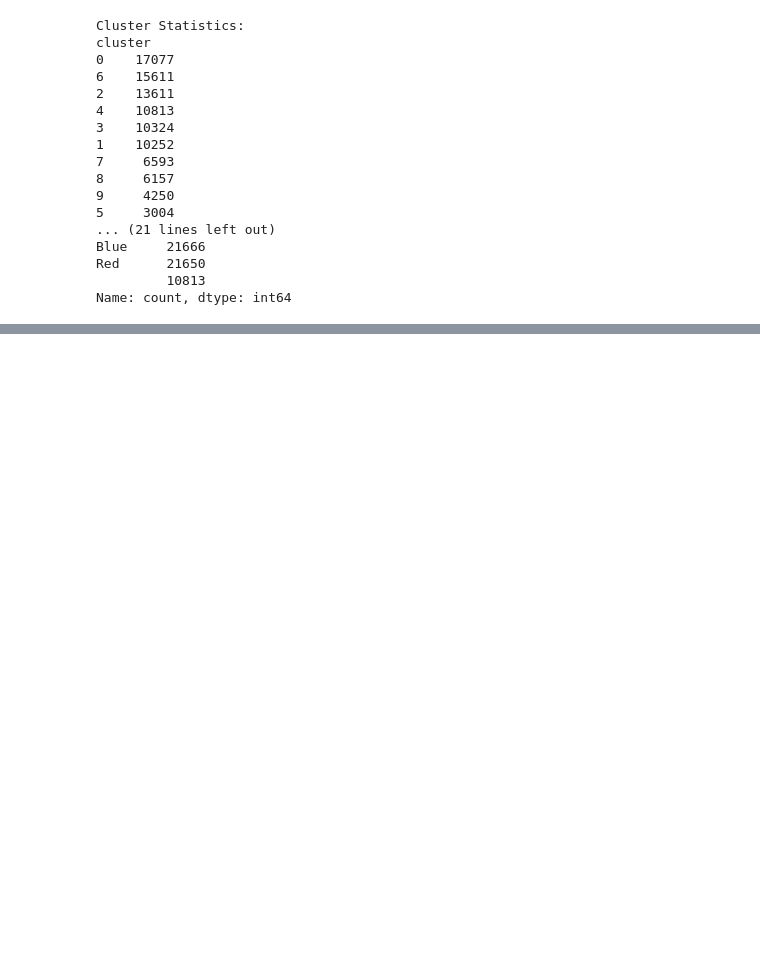
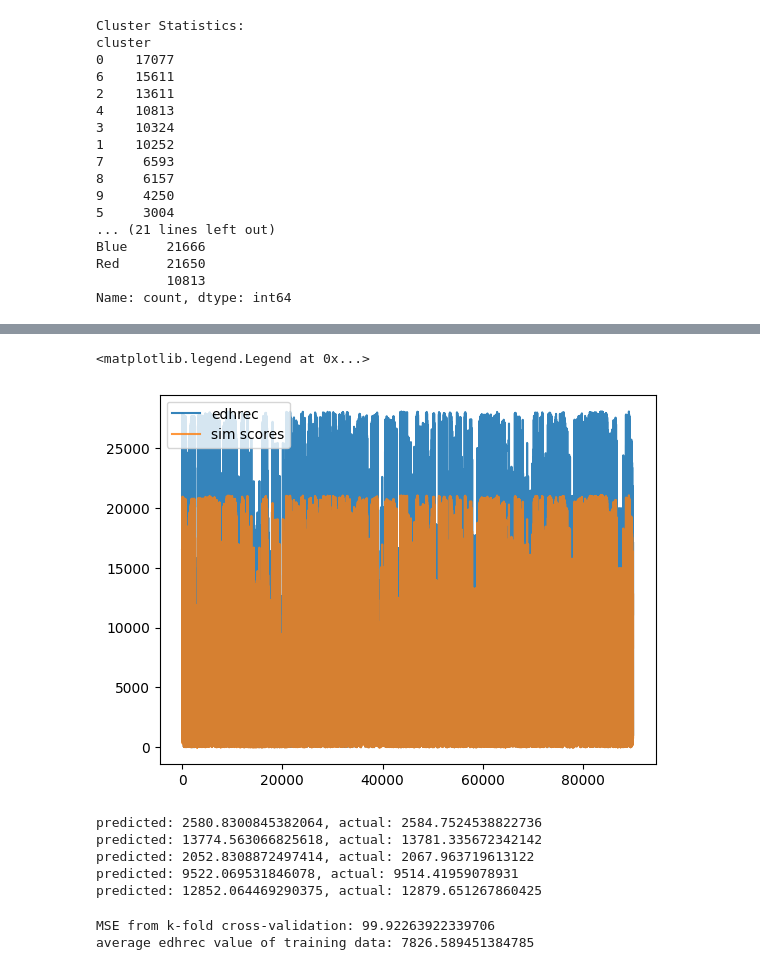
Before and after one commit to rockandfire/DataMiningProjectFa24, a Jupyter notebook: DataMiningProject.ipynb, the cells around one changed output, grey strips where cells are left out. Drawn from its saved outputs; the diff is of its cells as text; code cells hidden in the pictures; blank space fills up the shorter version.

Commit message:
Simulated linear regression added -Jarrett

```diff
--- a/DataMiningProject.ipynb
+++ b/DataMiningProject.ipynb
@@ -310,0 +278,16 @@ KeyboardInterrupt:
+# %%
+#generates random sim score for now for testing
+
+#drops ehrec ranks that don't exist
+df = df[df.edhrecRank != -1]
+#converts edhrec to a np array and then creates a random sim score for each row loosely based on edhrec
+df_edhrec = np.array(df['edhrecRank'].tolist())
+df_sim_score = [0.75 * x + random.gauss(0, 10) for x in df_edhrec]
+
+#plots
+# plt.plot(df_edhrec, label = 'edhrec', alpha = 0.9)
+# plt.plot(df_sim_score, label = 'sim scores', alpha = 0.8)
+# plt.legend()
+# %% [output]
+<matplotlib.legend.Legend at 0x...>
+[figure, added]
@@ -310,0 +316,24 @@ KeyboardInterrupt:
+# %%
+#splits data into test and validation sets, 75% training, 25% validation
+Xtrain, Xval, ytrain, yval = train_test_split(df_edhrec, df_sim_score, test_size=0.25, random_state=42)
+
+#converts data to dataframes
+Xtrain = pd.DataFrame(Xtrain)
+Xval = pd.DataFrame(Xval)
+ytrain = pd.DataFrame(ytrain)
+yval = pd.DataFrame(yval)
+
+#simple test of
+model = SimpleLinearRegression()
+model.fit(Xtrain, ytrain)
+preds = model.predict(Xval)
+
+#prints predicted values versus actual values
+for x in range(5):
+    print(f'predicted: {preds.iloc[x, 0]}, actual: {yval.iloc[x, 0]}')
+# %% [output]
+predicted: 2580.8300845382064, actual: 2584.7524538822736
+predicted: 13774.563066825618, actual: 13781.335672342142
+predicted: 2052.8308872497414, actual: 2067.963719613122
+predicted: 9522.069531846078, actual: 9514.41959078931
+predicted: 12852.064469290375, actual: 12879.651267860425
@@ -310,0 +377,9 @@ KeyboardInterrupt:
+# %%
+model = SimpleLinearRegression()
+mean_mse = k_fold_cross_validation(model, Xtrain, ytrain, 5)
+avg = np.mean(ytrain)
+print(f"MSE from k-fold cross-validation: {mean_mse}")
+print(f"average edhrec value of training data: {avg}")
+# %% [output]
+MSE from k-fold cross-validation: 99.92263922339706
+average edhrec value of training data: 7826.589451384785
```
Also changed, not shown: parts of 9 cells of this notebook.
